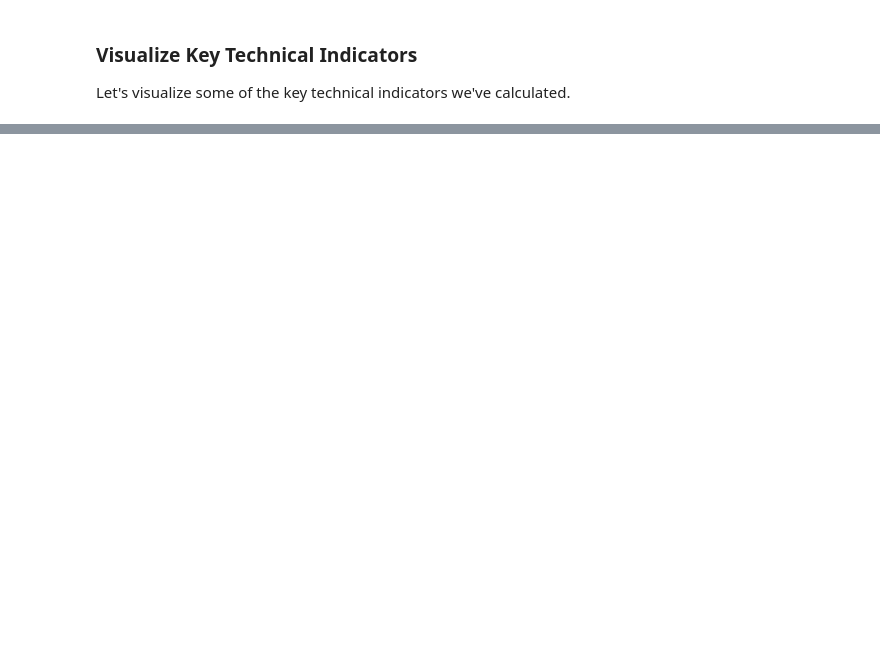
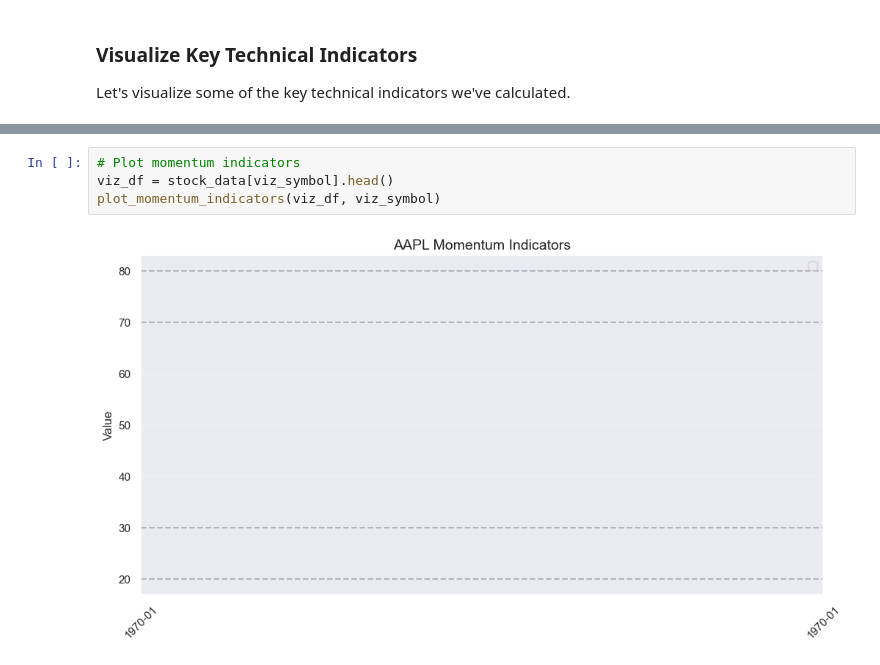
Before and after one commit to Bekamgenene/Predicting-Price-Moves-with-News-Sentiment, a Jupyter notebook: notebooks/03_quantitative_analysis.ipynb, the cells around one changed output, grey strips where cells are left out. Saved outputs shown, nothing was run; the diff lists cells and outputs as text; blank space fills up the shorter version.

```diff
--- a/notebooks/03_quantitative_analysis.ipynb
+++ b/notebooks/03_quantitative_analysis.ipynb
@@ -183,0 +193,6 @@ plot_price_with_ma(viz_df, viz_symbol)
+# %%
+# Plot momentum indicators
+viz_df = stock_data[viz_symbol].head()
+plot_momentum_indicators(viz_df, viz_symbol)
+# %% [output]
+[figure, added]
```
Also changed, not shown: parts of 25 cells of this notebook, 1 other file.
